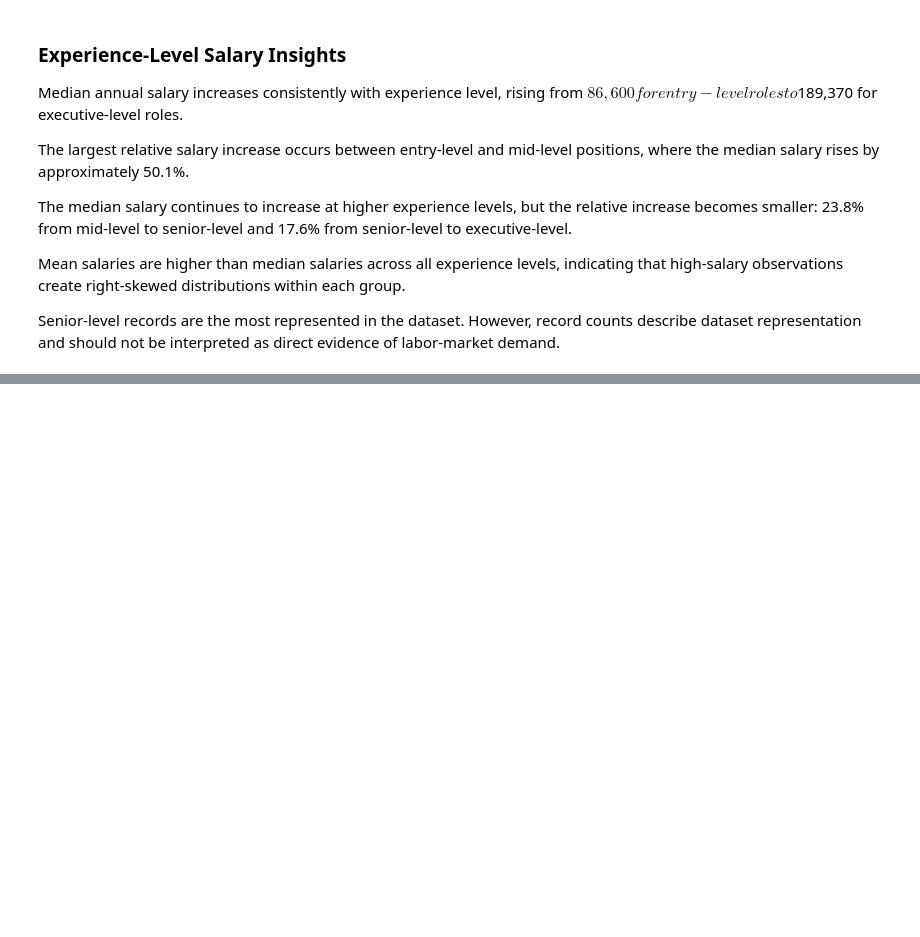
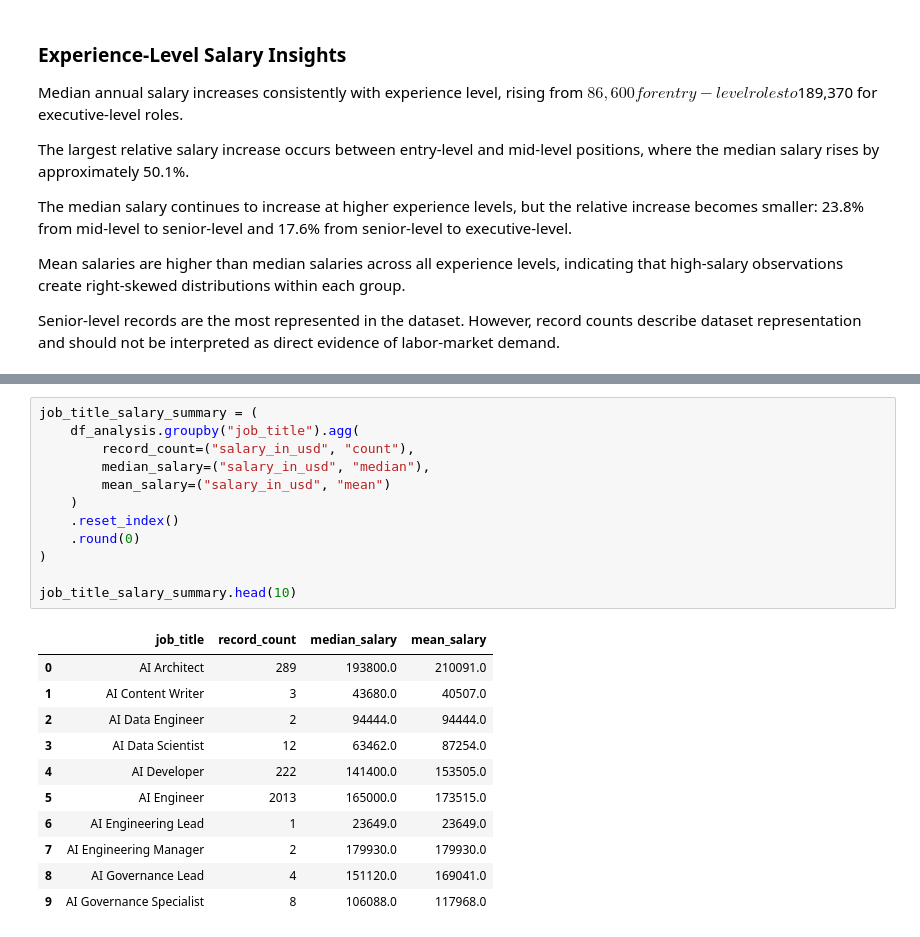
Before and after one commit to nasserAyidh-cs/global-ai-ml-salary-analysis, a Jupyter notebook: notebooks/03_eda_analysis.ipynb, the cells around one changed output, grey strips where cells are left out. Cells and saved outputs as stored; diff of their text form; blank space fills up the shorter version.

```diff
--- a/notebooks/03_eda_analysis.ipynb
+++ b/notebooks/03_eda_analysis.ipynb
@@ -238,0 +355,24 @@ Senior-level records are the most represented in the dataset. However, record co
+# %%
+job_title_salary_summary = (
+    df_analysis.groupby("job_title").agg(
+        record_count=("salary_in_usd", "count"),
+        median_salary=("salary_in_usd", "median"),
+        mean_salary=("salary_in_usd", "mean")
+    )
+    .reset_index()
+    .round(0)
+)
+
+job_title_salary_summary.head(10)
+# %% [output]
+|  | job_title | record_count | median_salary | mean_salary |
+| 0 | AI Architect | 289 | 193800.0 | 210091.0 |
+| 1 | AI Content Writer | 3 | 43680.0 | 40507.0 |
+| 2 | AI Data Engineer | 2 | 94444.0 | 94444.0 |
+| 3 | AI Data Scientist | 12 | 63462.0 | 87254.0 |
+| 4 | AI Developer | 222 | 141400.0 | 153505.0 |
+| 5 | AI Engineer | 2013 | 165000.0 | 173515.0 |
+| 6 | AI Engineering Lead | 1 | 23649.0 | 23649.0 |
+| 7 | AI Engineering Manager | 2 | 179930.0 | 179930.0 |
+| 8 | AI Governance Lead | 4 | 151120.0 | 169041.0 |
+| 9 | AI Governance Specialist | 8 | 106088.0 | 117968.0 |
```
Also changed, not shown: parts of 15 cells of this notebook.
